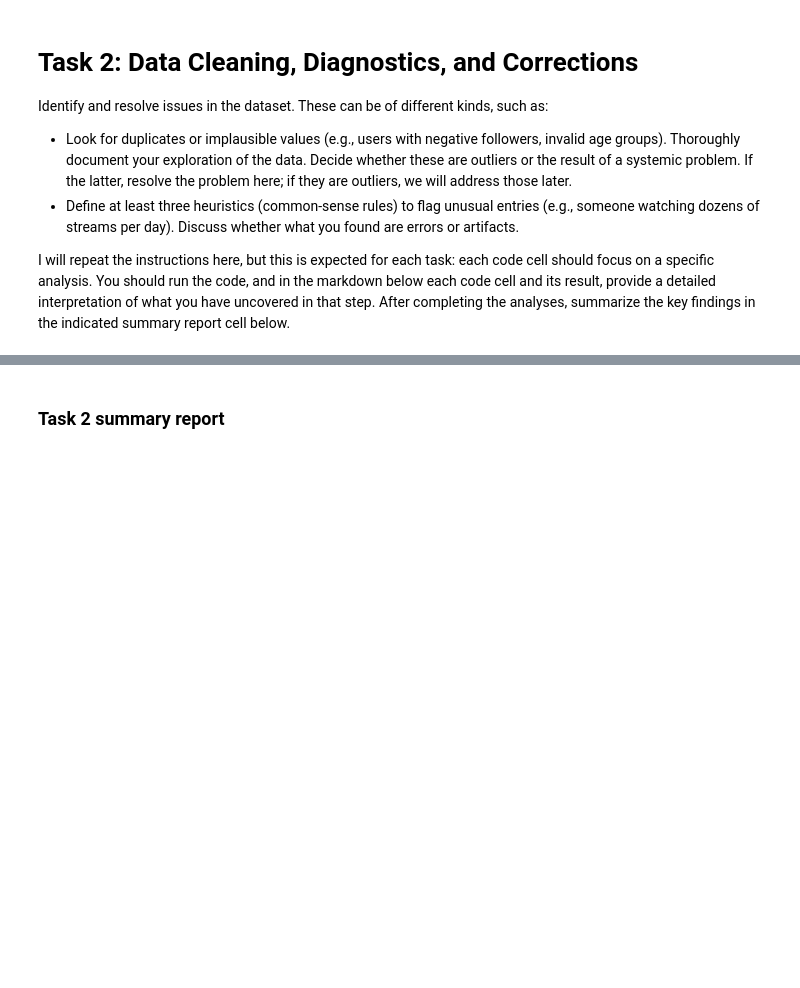
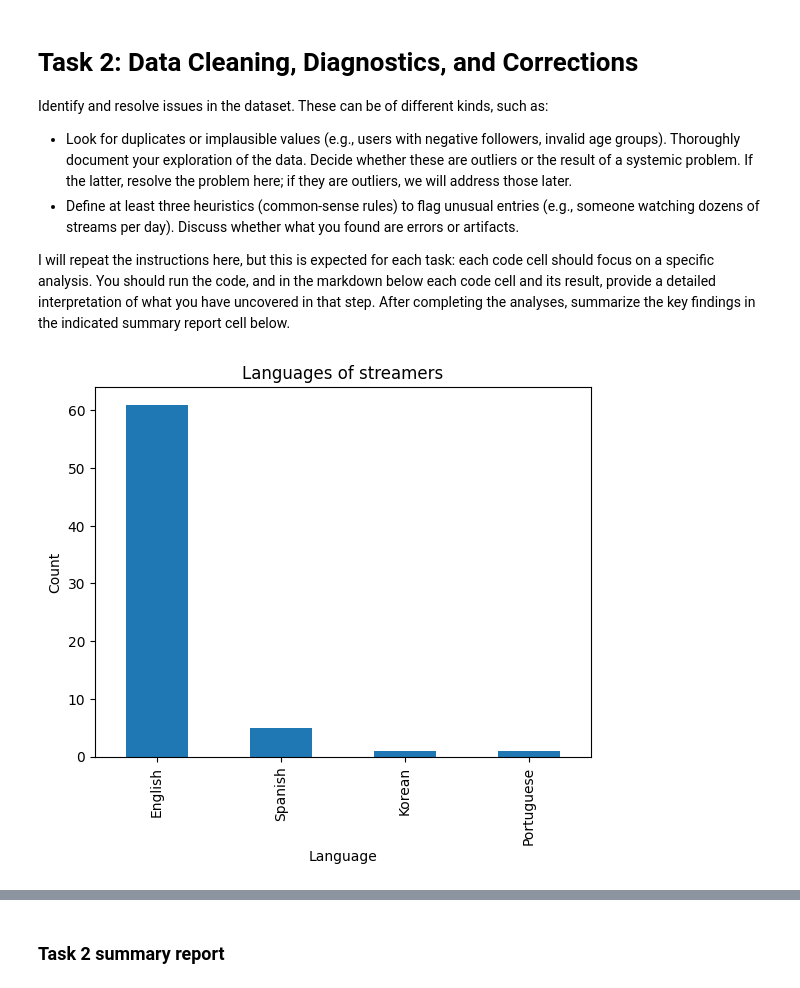
Before and after one commit to atifmmahmud/mahmud_atif_Assignment01, a Jupyter notebook: iat461_a1_atifm.ipynb, the cells around one changed output, grey strips where cells are left out. Cells and saved outputs as stored; diff of their text form; code cells hidden in the pictures; blank space fills up the shorter version.

```diff
--- a/iat461_a1_atifm.ipynb
+++ b/iat461_a1_atifm.ipynb
@@ -336,3 +358,12 @@ Identify and resolve issues in the dataset. These can be of different kinds, suc
 - Define at least three heuristics (common-sense rules) to flag unusual entries (e.g., someone watching dozens of streams per day). Discuss whether what you found are errors or artifacts.
 
 I will repeat the instructions here, but this is expected for each task: each code cell should focus on a specific analysis. You should run the code, and in the markdown below each code cell and its result, provide a detailed interpretation of what you have uncovered in that step. After completing the analyses, summarize the key findings in the indicated summary report cell below.
+# %%
+plt.figure()
+df_streamers["language"].value_counts().plot(kind="bar")
+plt.title("Languages of streamers")
+plt.ylabel("Count")
+plt.xlabel("Language")
+plt.show()
+# %% [output]
+[figure, added]
```
Also changed, not shown: parts of 20 cells of this notebook.
